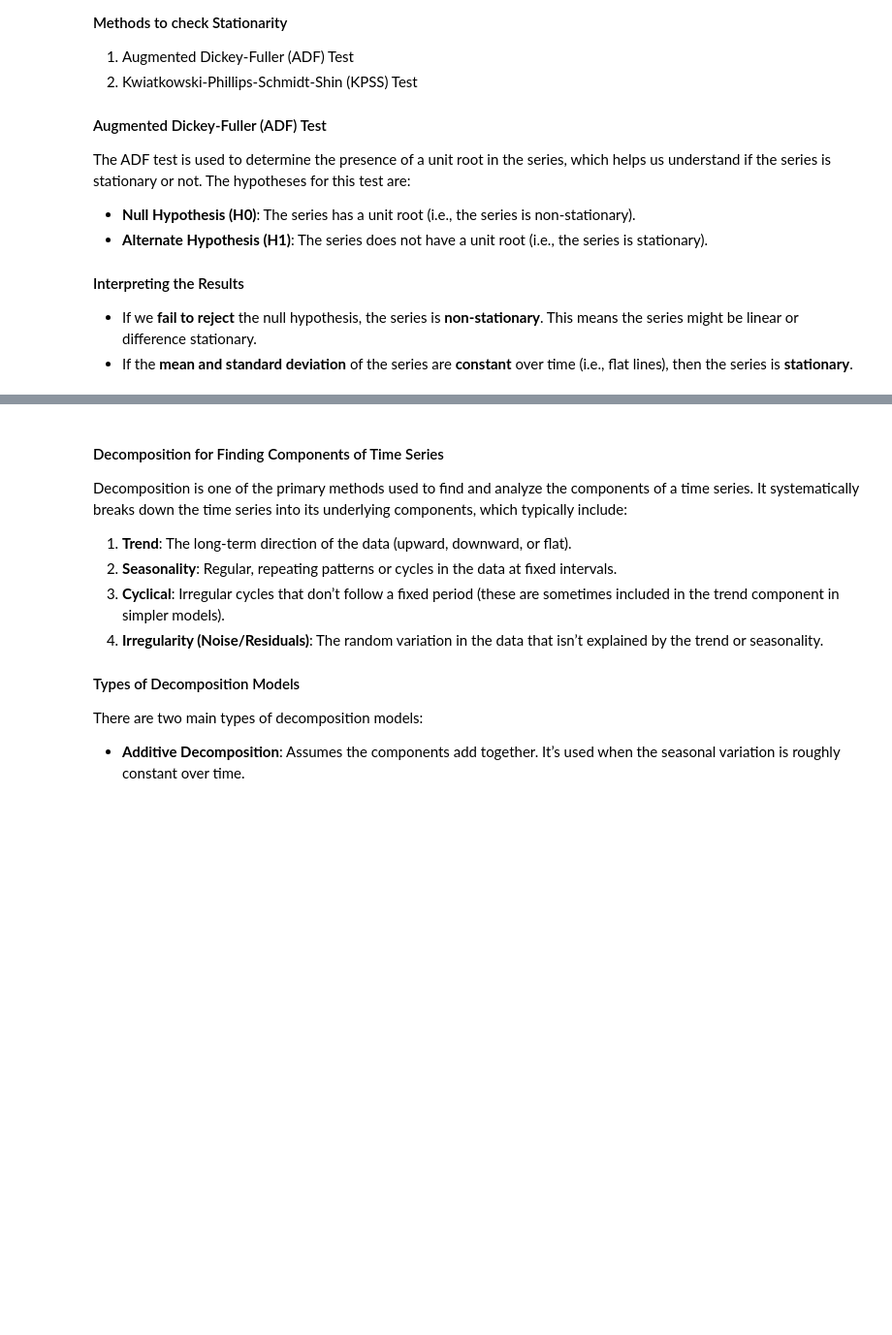
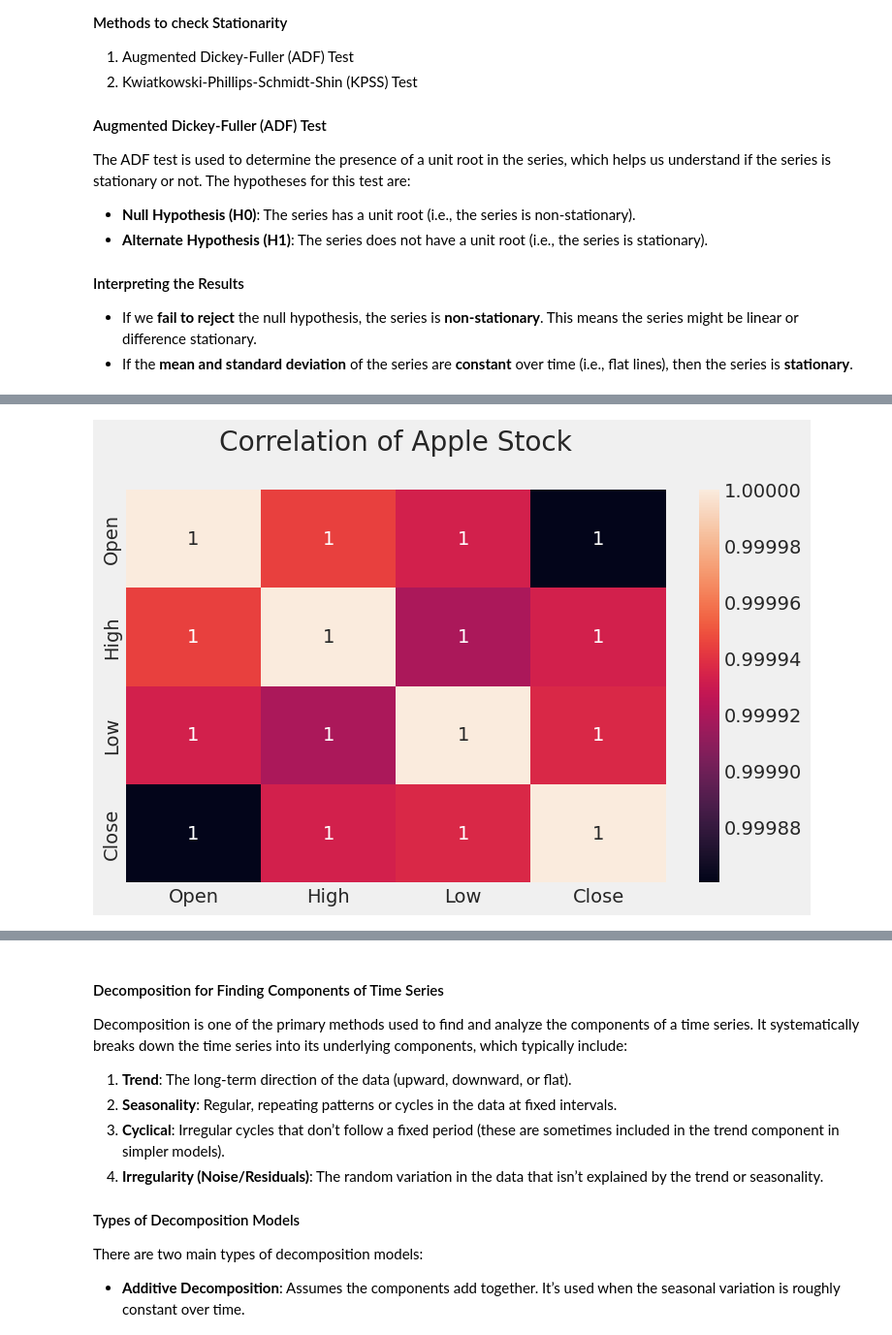
Before and after one commit to mebi-ali/time_series_forecast, a Jupyter notebook: src/notebooks/getting_started_with_time_series.ipynb, the cells around one changed output, grey strips where cells are left out. Shown at 97% size. Drawn from its saved outputs; the diff is of its cells as text; code cells hidden in the pictures; blank space fills up the shorter version.

```diff
--- a/src/notebooks/getting_started_with_time_series.ipynb
+++ b/src/notebooks/getting_started_with_time_series.ipynb
@@ -494,0 +383,5 @@ df_close.sample(10)
+# %%
+AAPL = pop_comps[pop_comps["Company"] == "AAPL"]
+AAPL = pd.DataFrame(AAPL).drop(columns=["Company", "Volume", "MA for 10 days", "MA for 20 days", "MA for 50 days", "Daily Return"])
+
+AAPL.sample(10)
@@ -494,0 +401,8 @@ df_close.sample(10)
+# %%
+corr = AAPL.corr()
+plt.figure(figsize=(8,5))
+sns.heatmap(corr, annot=True)
+plt.title("Correlation of Apple Stock\n")
+save_figs("fig_1e.png")
+# %% [output]
+[figure, added]
```
Also changed, not shown: parts of 41 cells of this notebook, 9 other files.
